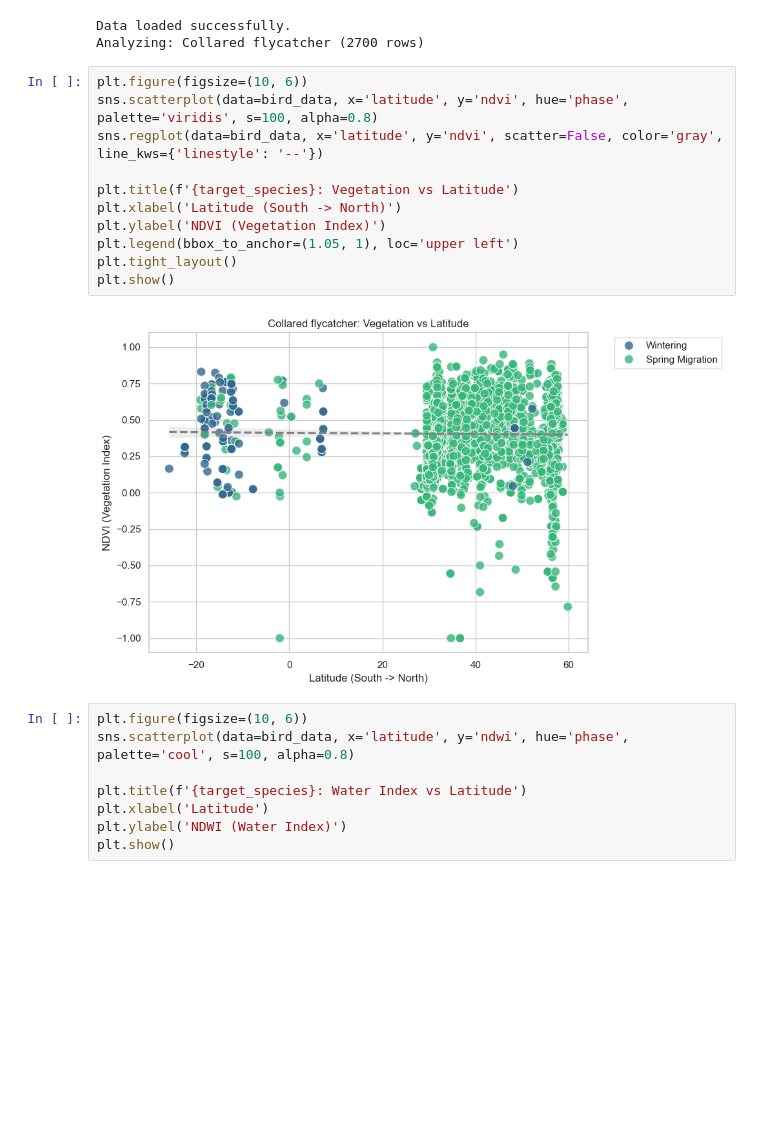
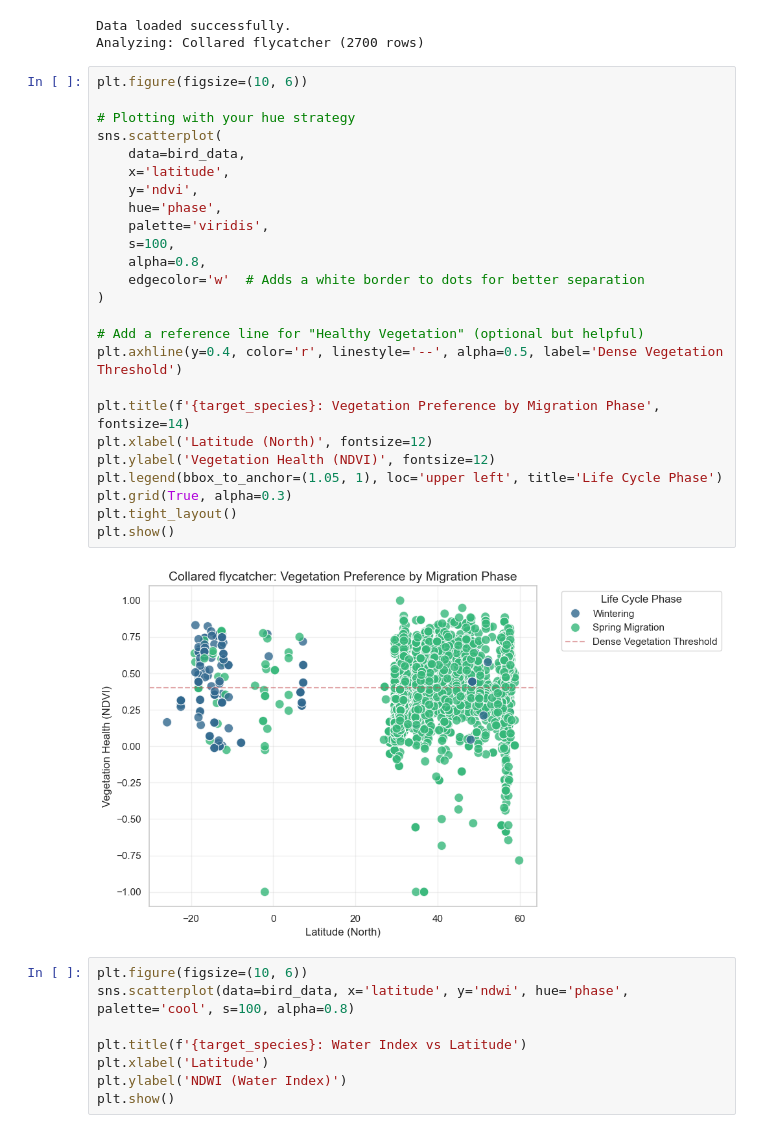
Before and after one commit to stefancristian236/Migration-Prediction, a Jupyter notebook: Data Analysis/green_wave.ipynb, the cells around one changed output. Cells and saved outputs as stored; diff of their text form; blank space fills up the shorter version.

```diff
--- a/Data Analysis/green_wave.ipynb
+++ b/Data Analysis/green_wave.ipynb
@@ -21,17 +21,31 @@ Data loaded successfully.
 Analyzing: Collared flycatcher (2700 rows)
 # %%
 plt.figure(figsize=(10, 6))
-sns.scatterplot(data=bird_data, x='latitude', y='ndvi', hue='phase', palette='viridis', s=100, alpha=0.8)
-sns.regplot(data=bird_data, x='latitude', y='ndvi', scatter=False, color='gray', line_kws={'linestyle': '--'})
 
-plt.title(f'{target_species}: Vegetation vs Latitude')
-plt.xlabel('Latitude (South -> North)')
-plt.ylabel('NDVI (Vegetation Index)')
-plt.legend(bbox_to_anchor=(1.05, 1), loc='upper left')
+# Plotting with your hue strategy
+sns.scatterplot(
+    data=bird_data,
+    x='latitude',
+    y='ndvi',
+    hue='phase',
+    palette='viridis',
+    s=100,
+    alpha=0.8,
+    edgecolor='w'  # Adds a white border to dots for better separation
+)
+
+# Add a reference line for "Healthy Vegetation" (optional but helpful)
+plt.axhline(y=0.4, color='r', linestyle='--', alpha=0.5, label='Dense Vegetation Threshold')
+
+plt.title(f'{target_species}: Vegetation Preference by Migration Phase', fontsize=14)
+plt.xlabel('Latitude (North)', fontsize=12)
+plt.ylabel('Vegetation Health (NDVI)', fontsize=12)
+plt.legend(bbox_to_anchor=(1.05, 1), loc='upper left', title='Life Cycle Phase')
+plt.grid(True, alpha=0.3)
 plt.tight_layout()
 plt.show()
 # %% [output]
-[figure, old version]
+[figure, new version]
 # %%
 plt.figure(figsize=(10, 6))
 sns.scatterplot(data=bird_data, x='latitude', y='ndwi', hue='phase', palette='cool', s=100, alpha=0.8)
```
Also changed, not shown: 19 other files.
